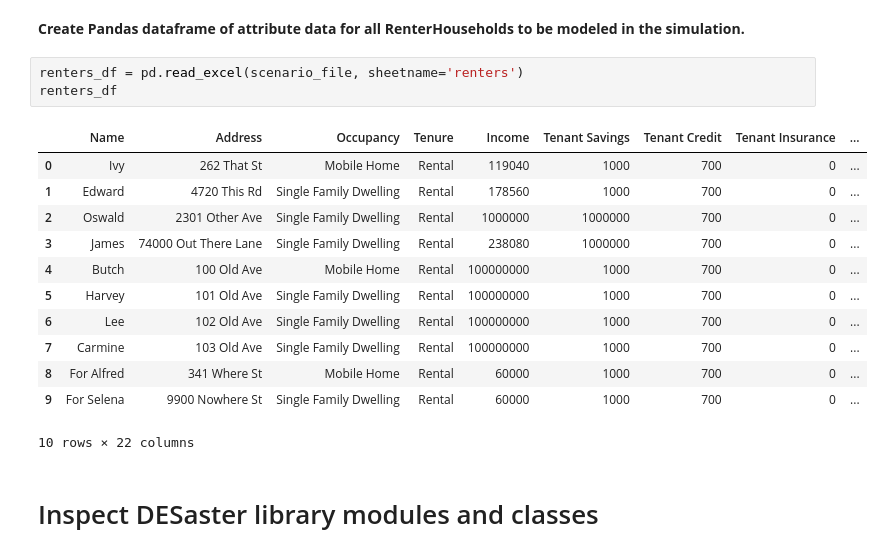
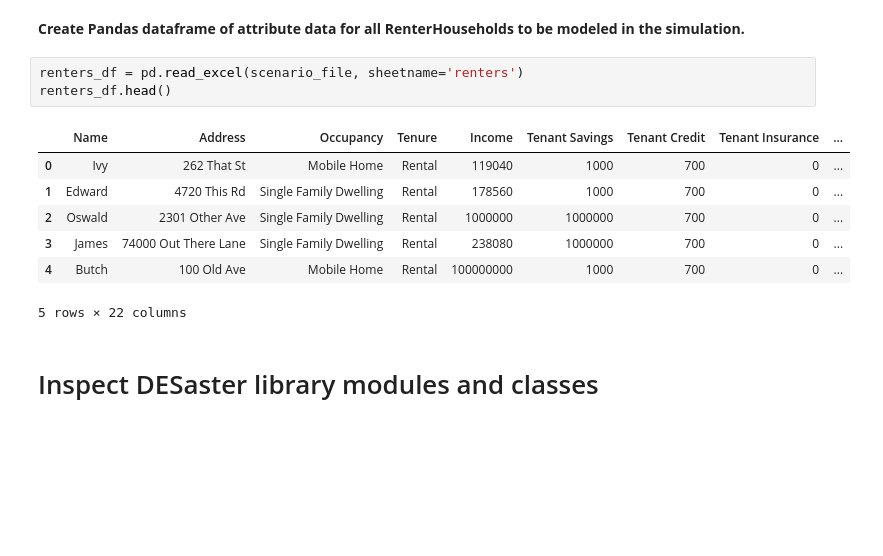
Before and after one commit to ostinkurniawan/DESaster, a Jupyter notebook: scenarios/desaster_application_template_10312017.ipynb, the cells around one changed output. Drawn from its saved outputs; the diff is of its cells as text; blank space fills up the shorter version.

```diff
--- a/scenarios/desaster_application_template_10312017.ipynb
+++ b/scenarios/desaster_application_template_10312017.ipynb
@@ -67,20 +67,15 @@ owners_df
 __Create Pandas dataframe of attribute data for all RenterHouseholds to be modeled in the simulation.__
 # %%
 renters_df = pd.read_excel(scenario_file, sheetname='renters')
-renters_df
+renters_df.head()
 # %% [output]
 |  | Name | Address | Occupancy | Tenure | Income | Tenant Savings | Tenant Credit | Tenant Insurance | ... |
 | 0 | Ivy | 262 That St | Mobile Home | Rental | 119040 | 1000 | 700 | 0 | ... |
 | 1 | Edward | 4720 This Rd | Single Family Dwelling | Rental | 178560 | 1000 | 700 | 0 | ... |
 | 2 | Oswald | 2301 Other Ave | Single Family Dwelling | Rental | 1000000 | 1000000 | 700 | 0 | ... |
 | 3 | James | 74000 Out There Lane | Single Family Dwelling | Rental | 238080 | 1000000 | 700 | 0 | ... |
 | 4 | Butch | 100 Old Ave | Mobile Home | Rental | 100000000 | 1000 | 700 | 0 | ... |
-| 5 | Harvey | 101 Old Ave | Single Family Dwelling | Rental | 100000000 | 1000 | 700 | 0 | ... |
-| 6 | Lee | 102 Old Ave | Single Family Dwelling | Rental | 100000000 | 1000 | 700 | 0 | ... |
-| 7 | Carmine | 103 Old Ave | Single Family Dwelling | Rental | 100000000 | 1000 | 700 | 0 | ... |
-| 8 | For Alfred | 341 Where St | Mobile Home | Rental | 60000 | 1000 | 700 | 0 | ... |
-| 9 | For Selena | 9900 Nowhere St | Single Family Dwelling | Rental | 60000 | 1000 | 700 | 0 | ... |
-10 rows × 22 columns
+5 rows × 22 columns
 # %% [markdown]
 # Inspect DESaster library modules and classes
 # %% [markdown]
```
Also changed, not shown: parts of 25 cells of this notebook, 8 other files.
